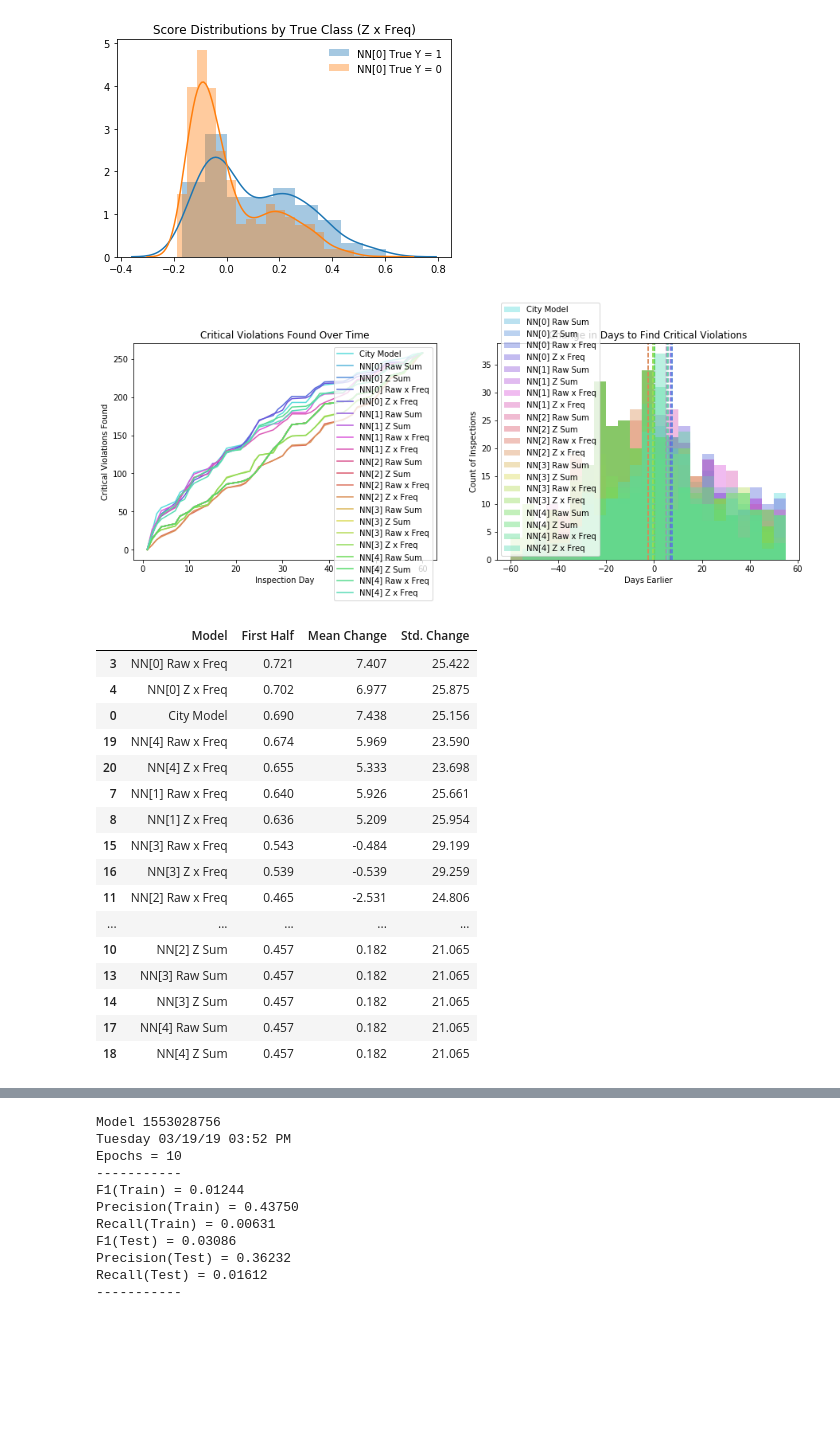
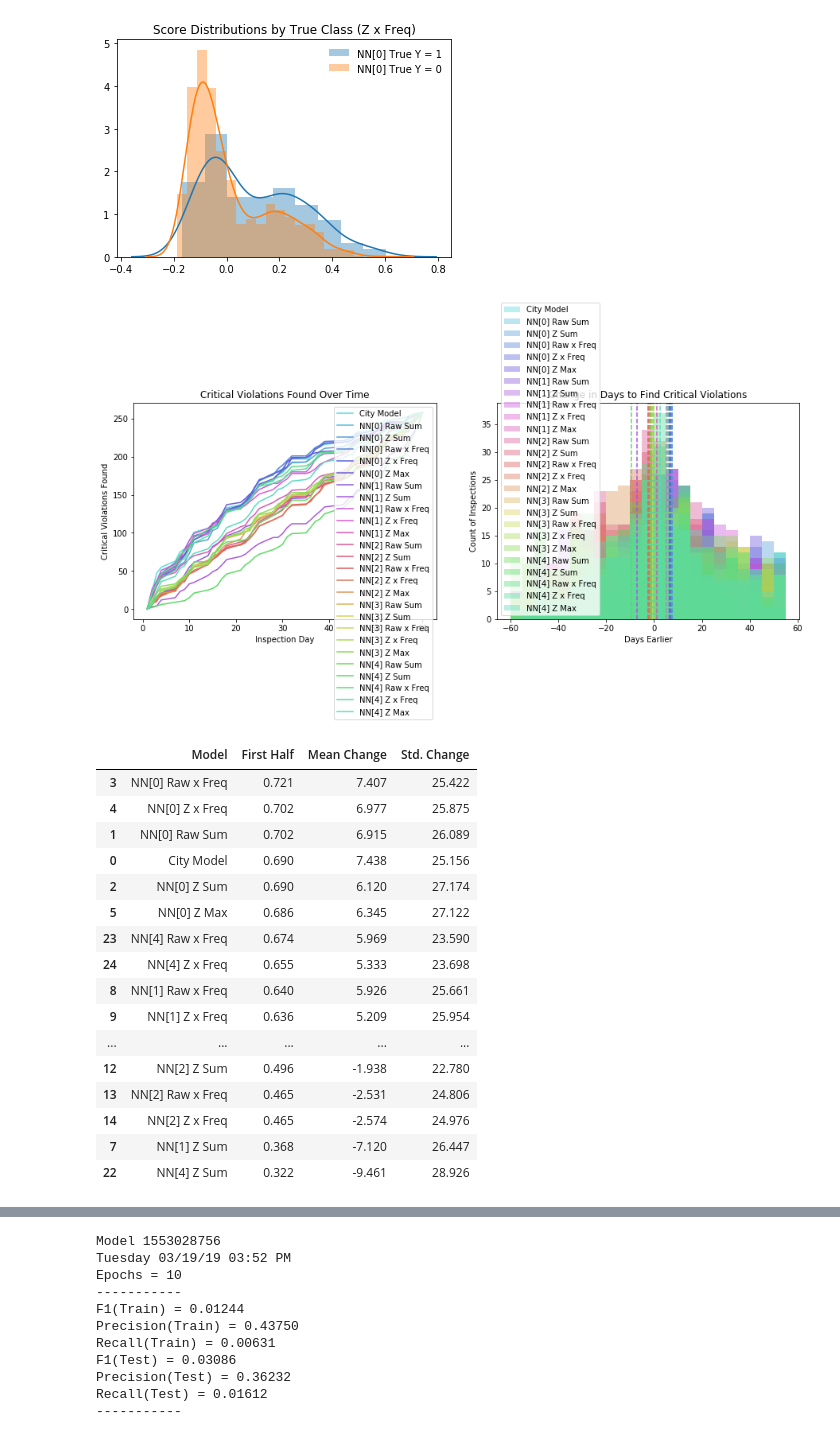
Before and after one commit to vingkan/foodinspectionforecasting, a Jupyter notebook: IIT/31_networks.ipynb, the cells around one changed output, grey strips where cells are left out. Drawn from its saved outputs; the diff is of its cells as text; code cells hidden in the pictures; blank space fills up the shorter version.

```diff
--- a/IIT/31_networks.ipynb
+++ b/IIT/31_networks.ipynb
@@ -124,33 +124,34 @@ plt.show()
 # %%
 crit_freq = crit_train.mean(axis=0)
 days = to_inspection_daynum(d_test[DATE])
 all_models = [
     ("City Model", city.predict_proba(X_test)[:,1])
 ]
 for i, model in enumerate(models):
-    m1 = ("NN[{}] Raw Sum".format(i), model.predict(X_test).sum())
-    m2 = ("NN[{}] Z Sum".format(i), predict_z(model, X_train, X_test).sum())
+    m1 = ("NN[{}] Raw Sum".format(i), model.predict(X_test).sum(axis=1))
+    m2 = ("NN[{}] Z Sum".format(i), predict_z(model, X_train, X_test).sum(axis=1))
     m3 = ("NN[{}] Raw x Freq".format(i), np.dot(model.predict(X_test), crit_freq))
     m4 = ("NN[{}] Z x Freq".format(i), np.dot(predict_z(model, X_train, X_test), crit_freq))
-    all_models.extend([m1, m2, m3 , m4])
+    m5 = ("NN[{}] Z Max".format(i), predict_z(model, X_train, X_test).max(axis=1))
+    all_models.extend([m1, m2, m3 , m4, m5])
 compare_metrics(y_test, days, all_models)
 # %% [output]
-[figure, old version]
+[figure, new version]
 |  | Model | First Half | Mean Change | Std. Change |
 | 3 | NN[0] Raw x Freq | 0.721 | 7.407 | 25.422 |
 | 4 | NN[0] Z x Freq | 0.702 | 6.977 | 25.875 |
+| 1 | NN[0] Raw Sum | 0.702 | 6.915 | 26.089 |
 | 0 | City Model | 0.690 | 7.438 | 25.156 |
-| 19 | NN[4] Raw x Freq | 0.674 | 5.969 | 23.590 |
-| 20 | NN[4] Z x Freq | 0.655 | 5.333 | 23.698 |
-| 7 | NN[1] Raw x Freq | 0.640 | 5.926 | 25.661 |
-| 8 | NN[1] Z x Freq | 0.636 | 5.209 | 25.954 |
-| 15 | NN[3] Raw x Freq | 0.543 | -0.484 | 29.199 |
-| 16 | NN[3] Z x Freq | 0.539 | -0.539 | 29.259 |
-| 11 | NN[2] Raw x Freq | 0.465 | -2.531 | 24.806 |
+| 2 | NN[0] Z Sum | 0.690 | 6.120 | 27.174 |
+| 5 | NN[0] Z Max | 0.686 | 6.345 | 27.122 |
+| 23 | NN[4] Raw x Freq | 0.674 | 5.969 | 23.590 |
+| 24 | NN[4] Z x Freq | 0.655 | 5.333 | 23.698 |
+| 8 | NN[1] Raw x Freq | 0.640 | 5.926 | 25.661 |
+| 9 | NN[1] Z x Freq | 0.636 | 5.209 | 25.954 |
 | ... | ... | ... | ... | ... |
-| 10 | NN[2] Z Sum | 0.457 | 0.182 | 21.065 |
-| 13 | NN[3] Raw Sum | 0.457 | 0.182 | 21.065 |
-| 14 | NN[3] Z Sum | 0.457 | 0.182 | 21.065 |
-| 17 | NN[4] Raw Sum | 0.457 | 0.182 | 21.065 |
-| 18 | NN[4] Z Sum | 0.457 | 0.182 | 21.065 |
+| 12 | NN[2] Z Sum | 0.496 | -1.938 | 22.780 |
+| 13 | NN[2] Raw x Freq | 0.465 | -2.531 | 24.806 |
+| 14 | NN[2] Z x Freq | 0.465 | -2.574 | 24.976 |
+| 7 | NN[1] Z Sum | 0.368 | -7.120 | 26.447 |
+| 22 | NN[4] Z Sum | 0.322 | -9.461 | 28.926 |
 # %%
```
Also changed, not shown: parts of 1 cell of this notebook.
